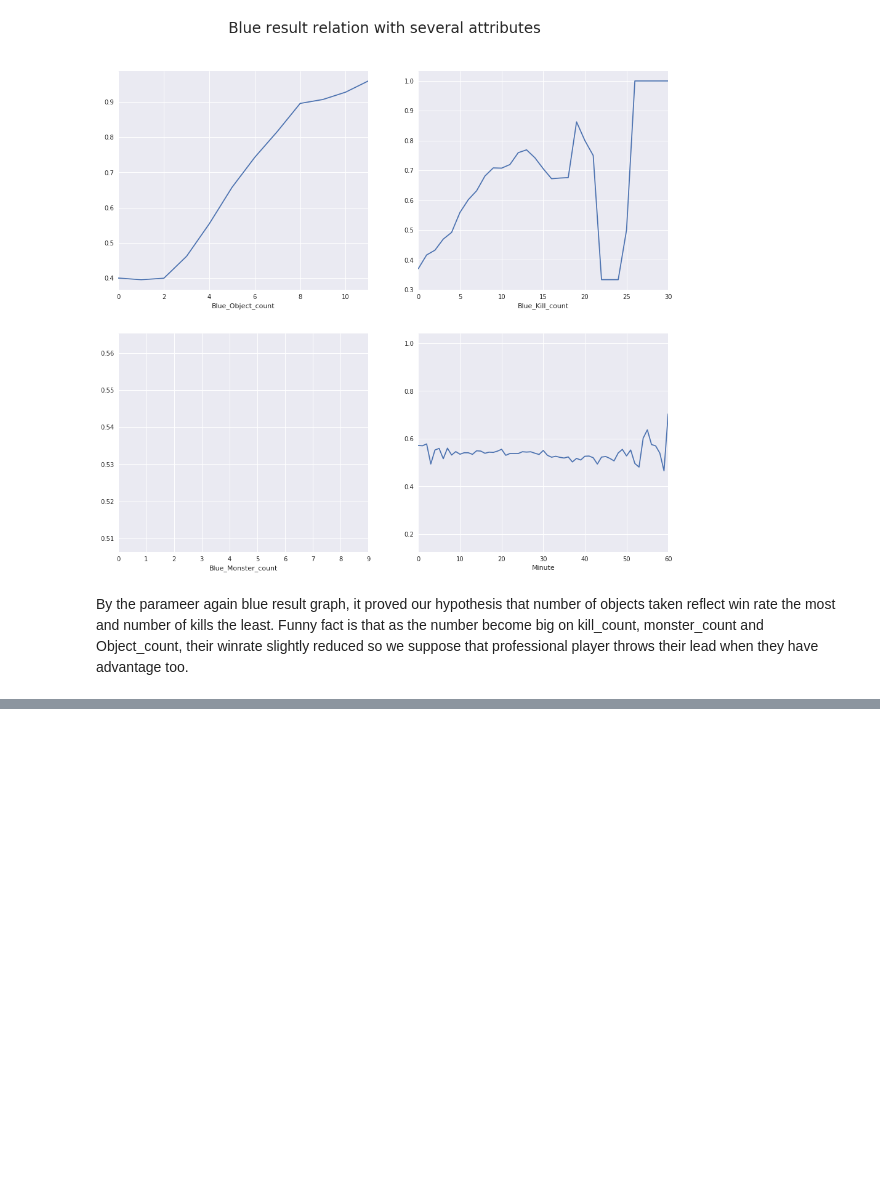
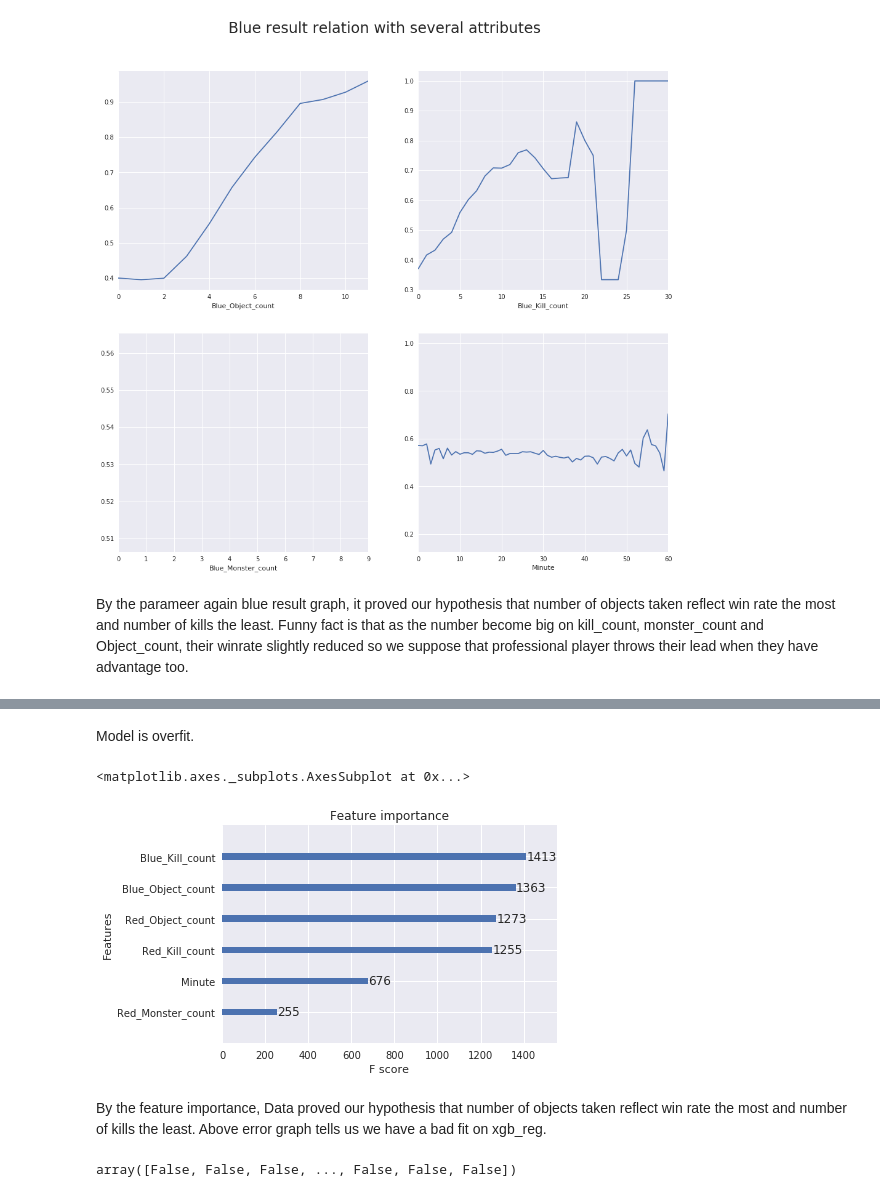
Before and after one commit to Kaixinc/Tools2_Final-Project, a Jupyter notebook: Tools_Final_Project.ipynb, the cells around one changed output, grey strips where cells are left out. Drawn from its saved outputs; the diff is of its cells as text; code cells hidden in the pictures; blank space fills up the shorter version.

```diff
--- a/Tools_Final_Project.ipynb
+++ b/Tools_Final_Project.ipynb
@@ -1178,0 +1214,4 @@ By the parameer again blue result graph, it proved our hypothesis that number of
+# %%
+X_train= train_set_df.drop(['bResult'], axis =1)
+y_train = train_set_df['bResult']
+X_train.head()
@@ -1178,0 +1225,3 @@ By the parameer again blue result graph, it proved our hypothesis that number of
+# %%
+X_val= val_set_df.drop(['bResult'], axis =1)
+y_val = val_set_df['bResult']
@@ -1178,0 +1311,9 @@ By the parameer again blue result graph, it proved our hypothesis that number of
+# %% [markdown]
+Model is overfit.
+# %%
+xgb.plot_importance(xgb_reg)
+# %% [output]
+<matplotlib.axes._subplots.AxesSubplot at 0x...>
+[figure, added]
+# %% [markdown]
+By the feature importance, Data proved our hypothesis that number of objects taken reflect win rate the most and number of kills the least. Above error graph tells us we have a bad fit on xgb_reg.
@@ -1178,0 +1324,4 @@ By the parameer again blue result graph, it proved our hypothesis that number of
+# %%
+y_pred<0
+# %% [output]
+array([False, False, False, ..., False, False, False])
```
Also changed, not shown: parts of 18 cells of this notebook.
